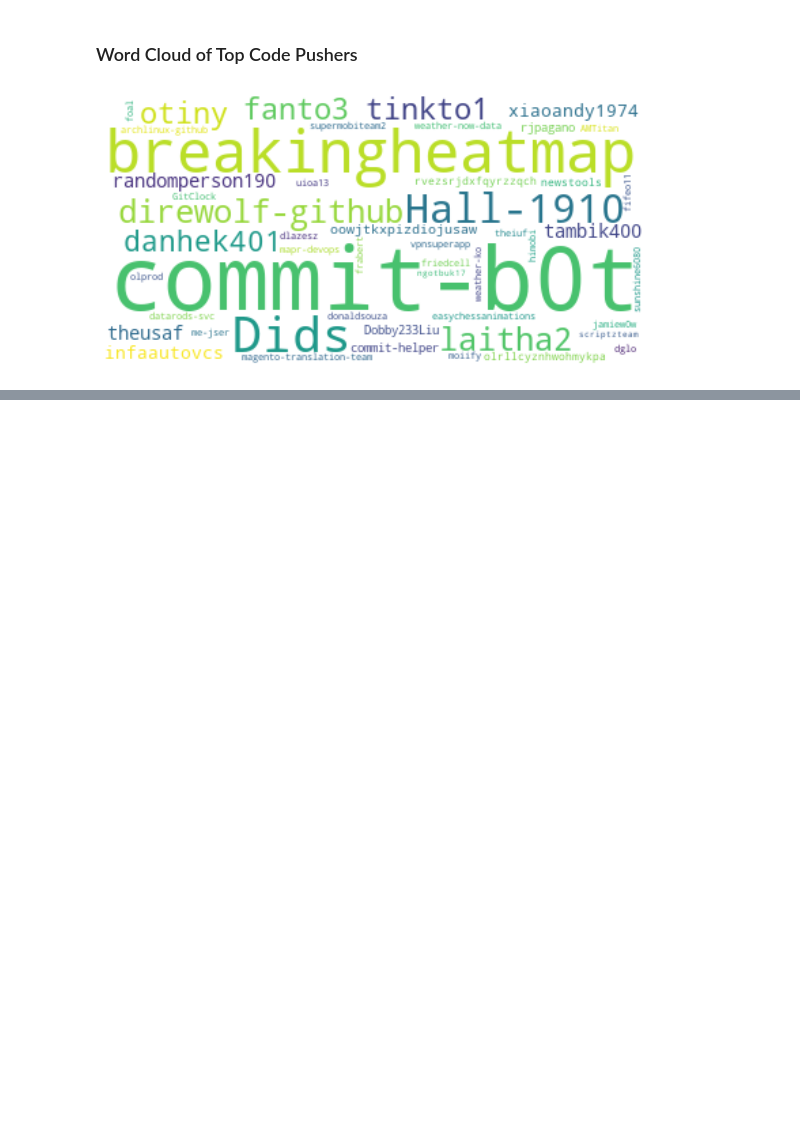
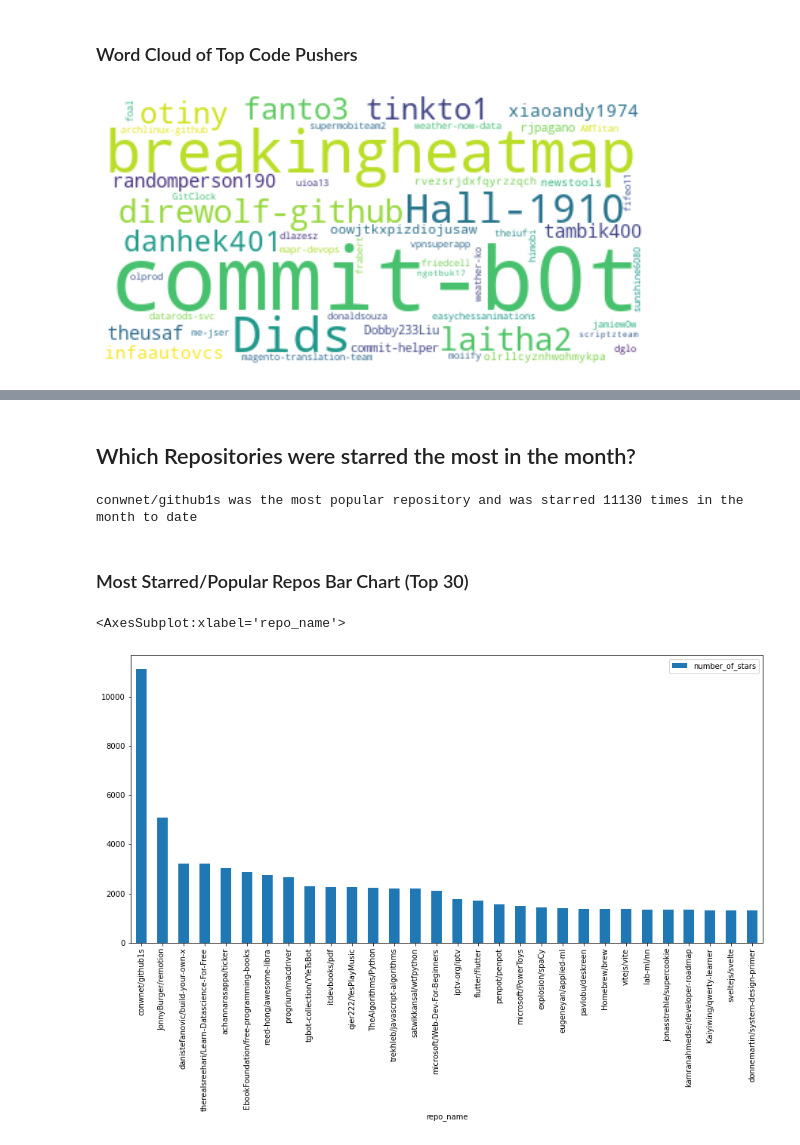
Before and after one commit to fidapco/notebooks, a Jupyter notebook: github_analysis.ipynb, the cells around one changed output, grey strips where cells are left out. Saved outputs shown, nothing was run; the diff lists cells and outputs as text; code cells hidden in the pictures; blank space fills up the shorter version.

Commit message:
Added Most Starred and Most PR'd Repos
Added table and Bar Chart for a most starred and most pr'd repositories to the notebook

```diff
--- a/github_analysis.ipynb
+++ b/github_analysis.ipynb
@@ -130,0 +151,17 @@ plt.show()
+# %% [markdown]
+## Which Repositories were starred the most in the month?
+# %%
+repo_stars = fidap.sql("""select "repo_name", count(*) as number_of_stars from "FIDAP_DATA_SOURCES"."FIDAP_SCHEMA"."github" where "type" = 'WatchEvent' group by "repo_name" order by number_of_stars desc;""")
+# %%
+repo_star_30 = repo_stars.head(30)
+# %%
+print(f'{repo_star_30.values[0][0]} was the most popular repository and was starred {repo_star_30.values[0][1]} times in the month to date')
+# %% [output]
+conwnet/github1s was the most popular repository and was starred 11130 times in the month to date
+# %% [markdown]
+### Most Starred/Popular Repos Bar Chart (Top 30)
+# %%
+repo_star_30.plot.bar(x='repo_name', y='number_of_stars', rot=90, figsize=(15,7))
+# %% [output]
+<AxesSubplot:xlabel='repo_name'>
+[figure, added]
```
Also changed, not shown: parts of 4 cells of this notebook.
